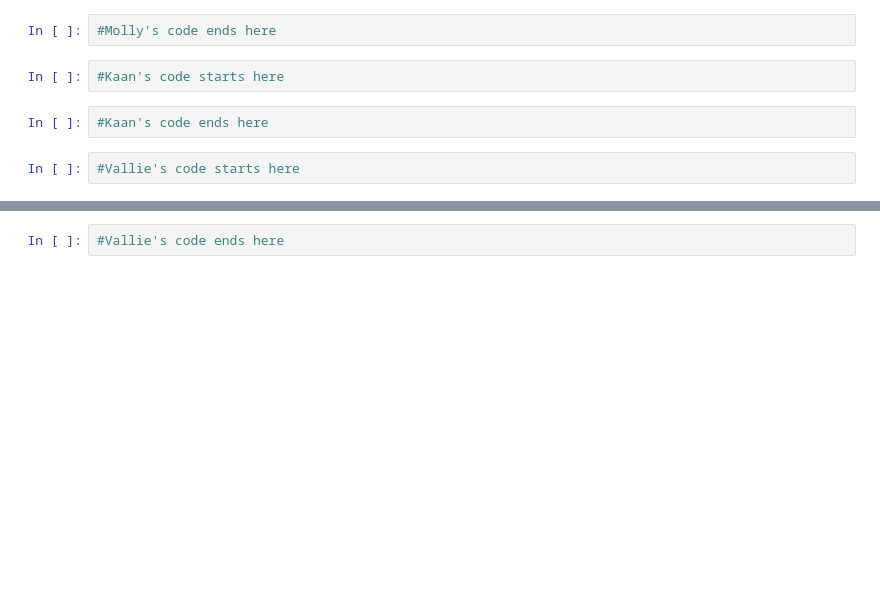
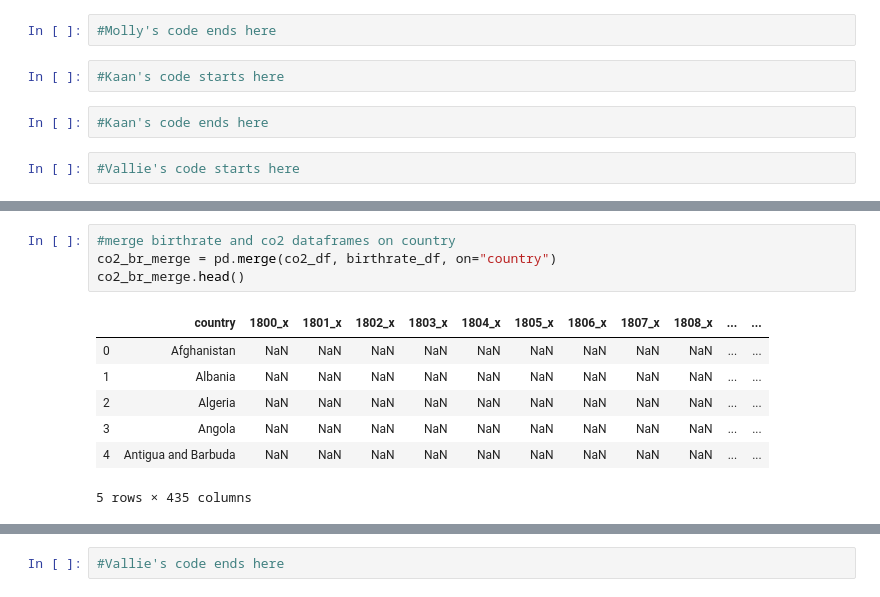
Before and after one commit to VallieTracy/project-one, a Jupyter notebook: Final Jupyter Notebook .ipynb, the cells around one changed output, grey strips where cells are left out. Saved outputs shown, nothing was run; the diff lists cells and outputs as text; blank space fills up the shorter version.

```diff
--- a/Final Jupyter Notebook .ipynb
+++ b/Final Jupyter Notebook .ipynb
@@ -47,0 +102,12 @@ population_df.head()
+# %%
+#merge birthrate and co2 dataframes on country
+co2_br_merge = pd.merge(co2_df, birthrate_df, on="country")
+co2_br_merge.head()
+# %% [output]
+|  | country | 1800_x | 1801_x | 1802_x | 1803_x | 1804_x | 1805_x | 1806_x | 1807_x | 1808_x | ... | ... |
+| 0 | Afghanistan | NaN | NaN | NaN | NaN | NaN | NaN | NaN | NaN | NaN | ... | ... |
+| 1 | Albania | NaN | NaN | NaN | NaN | NaN | NaN | NaN | NaN | NaN | ... | ... |
+| 2 | Algeria | NaN | NaN | NaN | NaN | NaN | NaN | NaN | NaN | NaN | ... | ... |
+| 3 | Angola | NaN | NaN | NaN | NaN | NaN | NaN | NaN | NaN | NaN | ... | ... |
+| 4 | Antigua and Barbuda | NaN | NaN | NaN | NaN | NaN | NaN | NaN | NaN | NaN | ... | ... |
+5 rows × 435 columns
```
Also changed, not shown: parts of 10 cells of this notebook.
